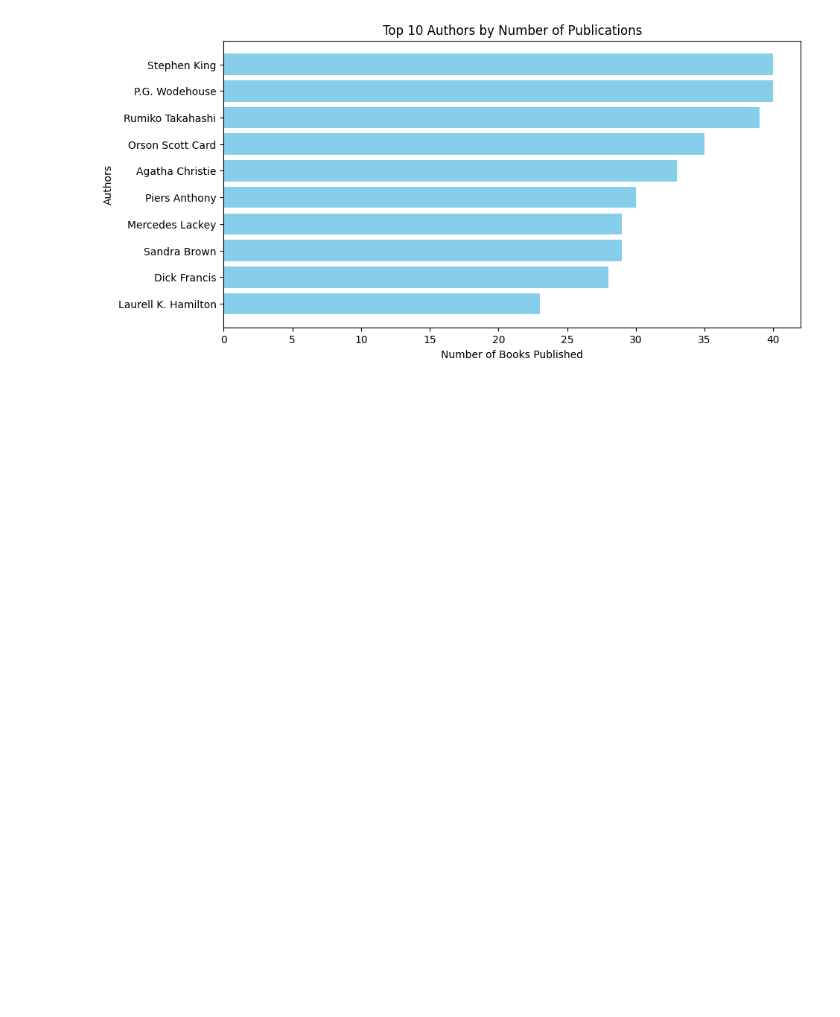
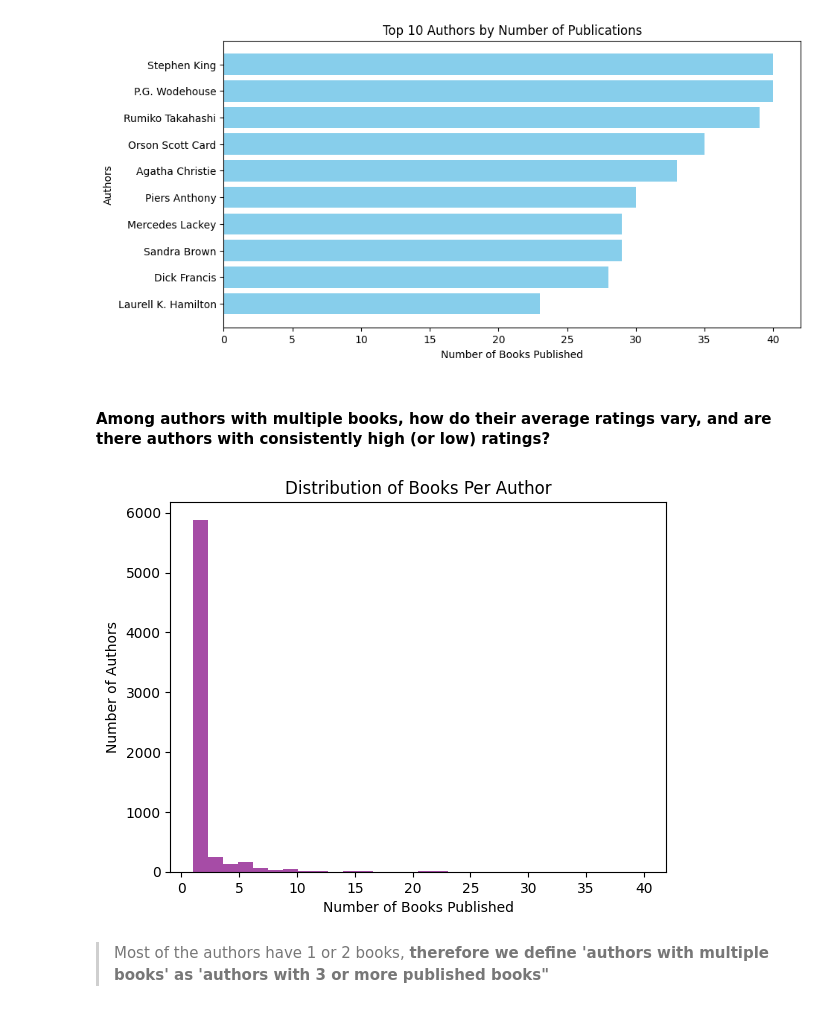
Before and after one commit to Darknight47/Data-Science-Projects-03, a Jupyter notebook: book_recommendation.ipynb, the cells around one changed output. Drawn from its saved outputs; the diff is of its cells as text; code cells hidden in the pictures; blank space fills up the shorter version.

Commit message:
authors with multiple books, avg ratings

```diff
--- a/book_recommendation.ipynb
+++ b/book_recommendation.ipynb
@@ -236,3 +236,16 @@ plt.gca().invert_yaxis()  # Invert y-axis to show highest at the top
 plt.show()
 # %% [output]
 [figure]
+# %% [markdown]
+#### Among authors with multiple books, how do their average ratings vary, and are there authors with consistently high (or low) ratings?
+# %%
+# Distribution of books
+plt.hist(author_counts['book_count'], bins=30, color='purple', alpha=0.7)
+plt.xlabel('Number of Books Published')
+plt.ylabel('Number of Authors')
+plt.title('Distribution of Books Per Author')
+plt.show()
+# %% [output]
+[figure, added]
+# %% [markdown]
+> Most of the authors have 1 or 2 books, **therefore we define 'authors with multiple books' as 'authors with 3 or more published books"**
```
Also changed, not shown: parts of 7 cells of this notebook.
